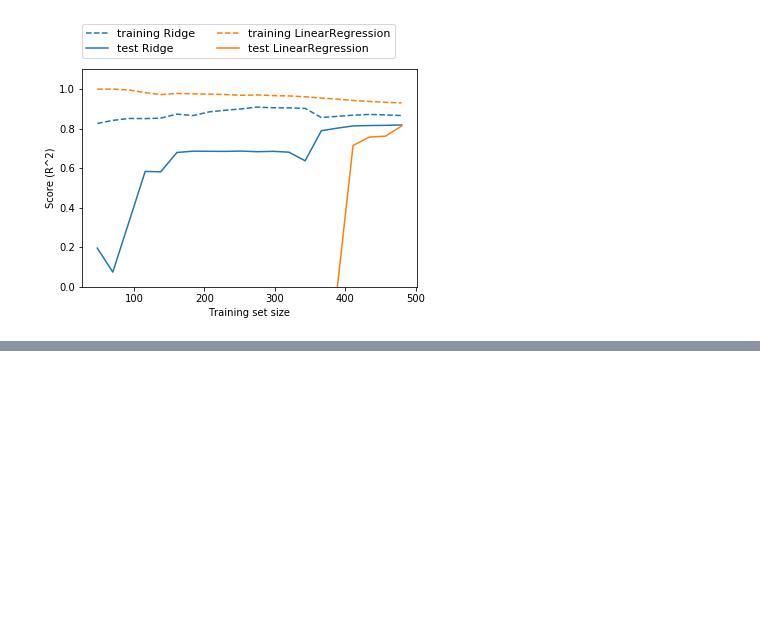
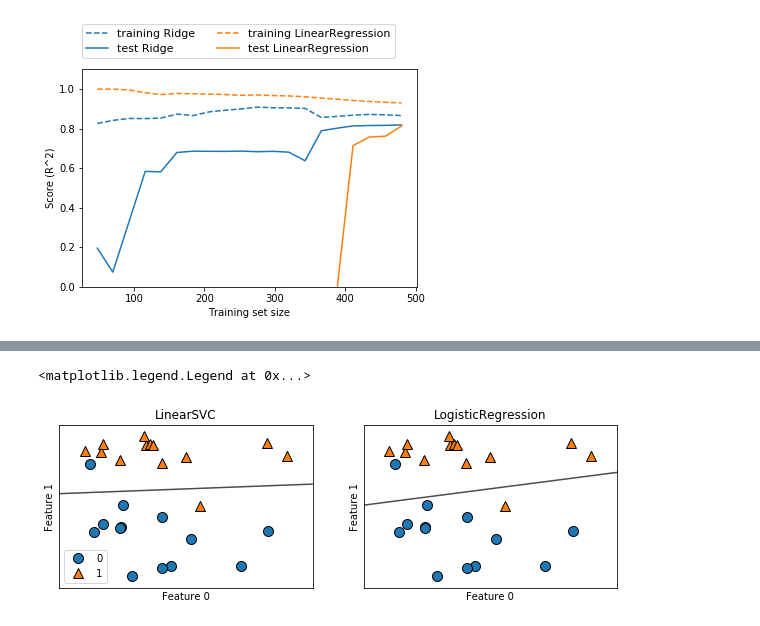
Before and after one commit to yoshida-bael/MachineLearning, a Jupyter notebook: Chapter2/Linear_model.ipynb, the cells around one changed output, grey strips where cells are left out. Cells and saved outputs as stored; diff of their text form; code cells hidden in the pictures; blank space fills up the shorter version.

```diff
--- a/Chapter2/Linear_model.ipynb
+++ b/Chapter2/Linear_model.ipynb
@@ -102,29 +123,20 @@ plt.ylim(-25,25)
 # %%
 #クラス分類のための線形モデル
 from sklearn.linear_model import LogisticRegression
 from sklearn.svm import LinearSVC
 X,y = mglearn.datasets.make_forge()
 fig,axes =plt.subplots(1,2,figsize=(10,3))
 for model,ax in zip([LinearSVC(),LogisticRegression()],axes):
     clf = model.fit(X,y)
     mglearn.plots.plot_2d_separator(clf,X,fill=False,eps=0.5,ax=ax,alpha=.7)
     mglearn.discrete_scatter(X[:,0],X[:,1],y,ax=ax)
     #__class__はアンダーバーが２個なことに注意
     ax.set_title("{}".format(clf.__class__.__name__))
     ax.set_xlabel("Feature 0")
     ax.set_ylabel("Feature 1")
-axes[0].legend()from sklearn.linear_model import LogisticRegression
-from sklearn.svm import LinearSVC
-X,y = mglearn.datasets.make_forge()
-fig,axes =plt.subplots(1,2,figsize=(10,3))
-for model,ax in zip([LinearSVC(),LogisticRegression()],axes):
-    clf = model.fit(X,y)
-    mglearn.plots.plot_2d_separator(clf,X,fill=False,eps=0.5,ax=ax,alpha=.7)
-    mglearn.discrete_scatter(X[:,0],X[:,1],y,ax=ax)
-    #__class__はアンダーバーが２個なことに注意
-    ax.set_title("{}".format(clf.__class__.__name__))
-    ax.set_xlabel("Feature 0")
-    ax.set_ylabel("Feature 1")
 axes[0].legend()
+# %% [output]
+<matplotlib.legend.Legend at 0x...>
+[figure, added]
 # %%
 mglearn.plots.plot_linear_svc_regularization()
```
Also changed, not shown: parts of 23 cells of this notebook, 6 other files.
